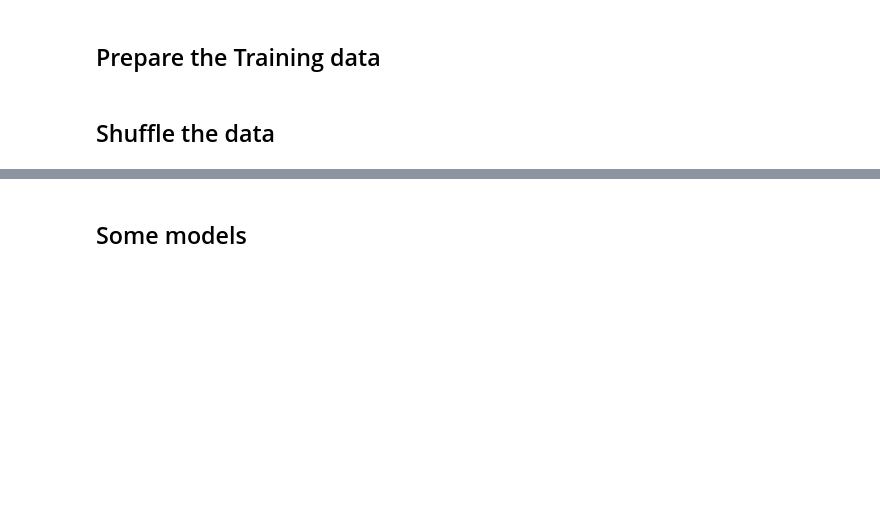
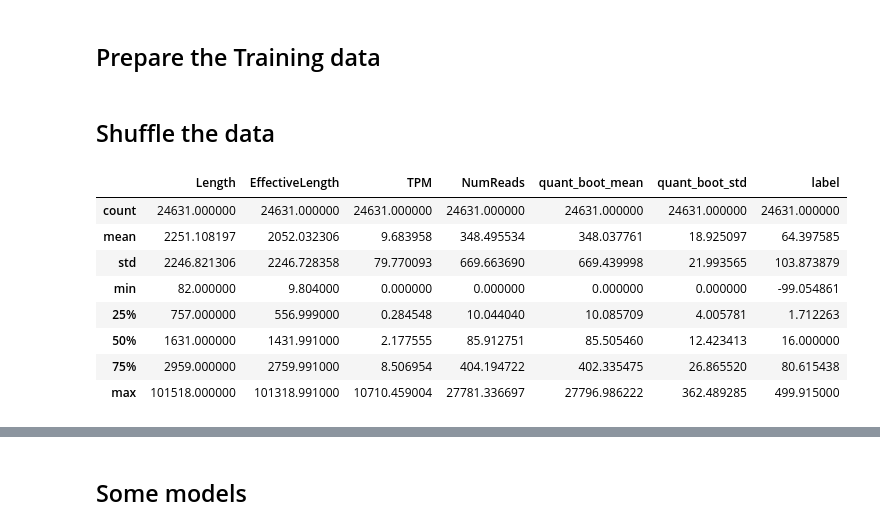
Before and after one commit to weiuniverse/Uncertainty_quantification, a Jupyter notebook: source/Uncertainty_distance.ipynb, the cells around one changed output, grey strips where cells are left out. Cells and saved outputs as stored; diff of their text form; code cells hidden in the pictures; blank space fills up the shorter version.

```diff
--- a/source/Uncertainty_distance.ipynb
+++ b/source/Uncertainty_distance.ipynb
@@ -192,3 +271,5 @@ data = df_labeled
+# %%
+data = crop_data
 # %% [markdown]
 # Training
 # %% [markdown]
@@ -206 +287,13 @@ input_data = sfdata[['Length','EffectiveLength','quant_boot_mean','quant_boot_st
 input_label = sfdata['label']
+# %%
+sfdata.describe()
+# %% [output]
+|  | Length | EffectiveLength | TPM | NumReads | quant_boot_mean | quant_boot_std | label |
+| count | 24631.000000 | 24631.000000 | 24631.000000 | 24631.000000 | 24631.000000 | 24631.000000 | 24631.000000 |
+| mean | 2251.108197 | 2052.032306 | 9.683958 | 348.495534 | 348.037761 | 18.925097 | 64.397585 |
+| std | 2246.821306 | 2246.728358 | 79.770093 | 669.663690 | 669.439998 | 21.993565 | 103.873879 |
+| min | 82.000000 | 9.804000 | 0.000000 | 0.000000 | 0.000000 | 0.000000 | -99.054861 |
+| 25% | 757.000000 | 556.999000 | 0.284548 | 10.044040 | 10.085709 | 4.005781 | 1.712263 |
+| 50% | 1631.000000 | 1431.991000 | 2.177555 | 85.912751 | 85.505460 | 12.423413 | 16.000000 |
+| 75% | 2959.000000 | 2759.991000 | 8.506954 | 404.194722 | 402.335475 | 26.865520 | 80.615438 |
+| max | 101518.000000 | 101318.991000 | 10710.459004 | 27781.336697 | 27796.986222 | 362.489285 | 499.915000 |
```
Also changed, not shown: parts of 83 cells of this notebook, 2 other files.
